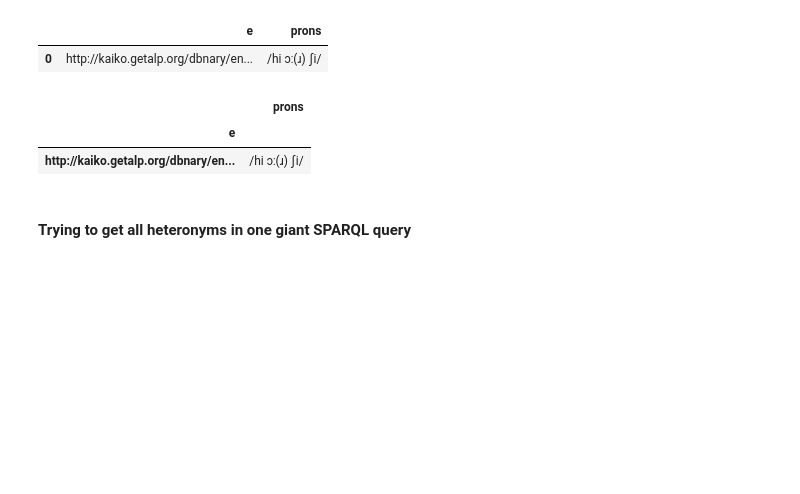
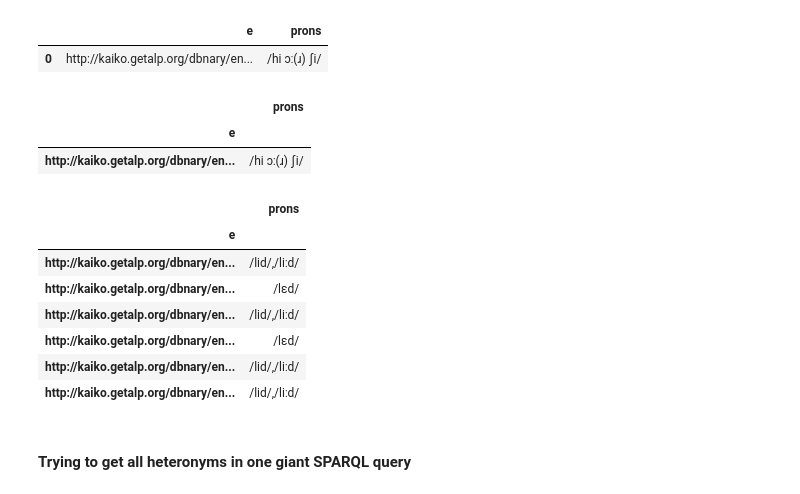
Before and after one commit to serasset/dbnary-mwt-pronunciations, a Jupyter notebook: notebooks/MWE_Pronunciation_LDK2023.ipynb, the cells around one changed output. Cells and saved outputs as stored; diff of their text form; code cells hidden in the pictures; blank space fills up the shorter version.

```diff
--- a/notebooks/MWE_Pronunciation_LDK2023.ipynb
+++ b/notebooks/MWE_Pronunciation_LDK2023.ipynb
@@ -286,6 +307,17 @@ get_entries_and_pronunciations('s/he')
 |  | prons |
 | e |  |
 | http://kaiko.getalp.org/dbnary/en... | /hi ɔː(ɹ) ʃi/ |
+# %%
+get_entries_and_pronunciations('lead')
+# %% [output]
+|  | prons |
+| e |  |
+| http://kaiko.getalp.org/dbnary/en... | /lid/,/liːd/ |
+| http://kaiko.getalp.org/dbnary/en... | /lɛd/ |
+| http://kaiko.getalp.org/dbnary/en... | /lid/,/liːd/ |
+| http://kaiko.getalp.org/dbnary/en... | /lɛd/ |
+| http://kaiko.getalp.org/dbnary/en... | /lid/,/liːd/ |
+| http://kaiko.getalp.org/dbnary/en... | /lid/,/liːd/ |
 # %% [markdown]
 #### Trying to get all heteronyms in one giant SPARQL query
 # %%
```
Also changed, not shown: parts of 8 cells of this notebook, 1 other file.
